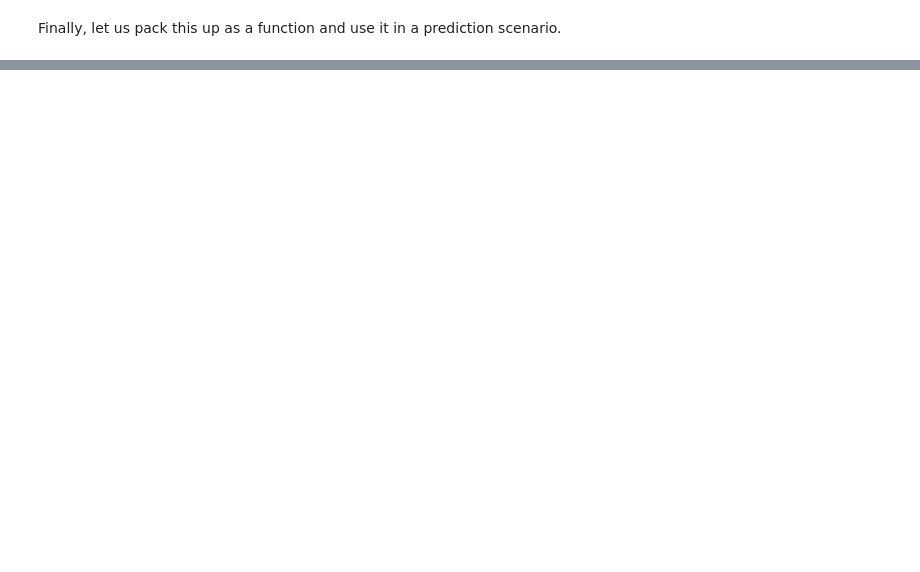
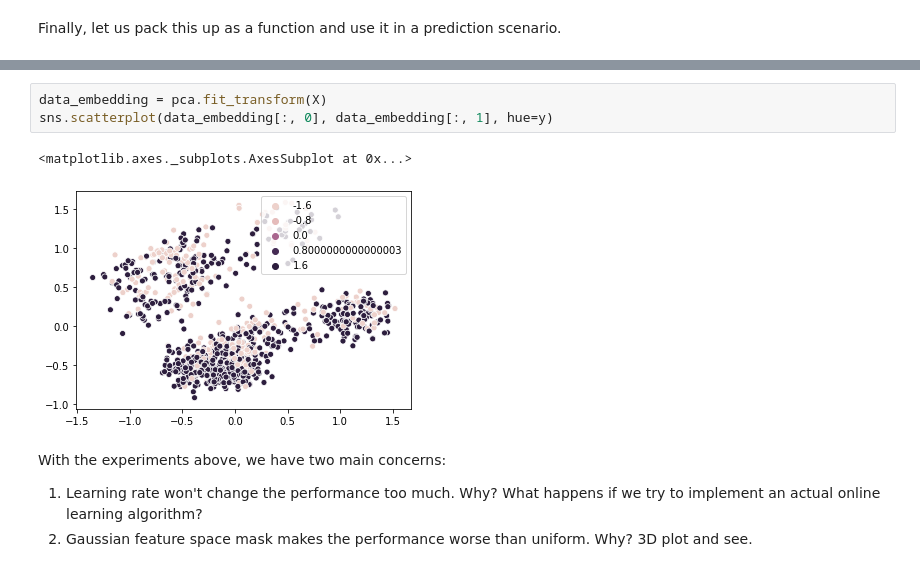
Before and after one commit to CopperWasp/PredictiveCoding, a Jupyter notebook: OnlinePredictiveCoding/exploration.ipynb, the cells around one changed output, grey strips where cells are left out. Drawn from its saved outputs; the diff is of its cells as text; blank space fills up the shorter version.

```diff
--- a/OnlinePredictiveCoding/exploration.ipynb
+++ b/OnlinePredictiveCoding/exploration.ipynb
@@ -87,0 +200,10 @@ def simulate_varying(X):
+# %%
+data_embedding = pca.fit_transform(X)
+sns.scatterplot(data_embedding[:, 0], data_embedding[:, 1], hue=y)
+# %% [output]
+<matplotlib.axes._subplots.AxesSubplot at 0x...>
+[figure, added]
+# %% [markdown]
+With the experiments above, we have two main concerns:
+1. Learning rate won't change the performance too much. Why? What happens if we try to implement an actual online learning algorithm?
+2. Gaussian feature space mask makes the performance worse than uniform. Why? 3D plot and see.
```
Also changed, not shown: parts of 13 cells of this notebook, 1 other file.
